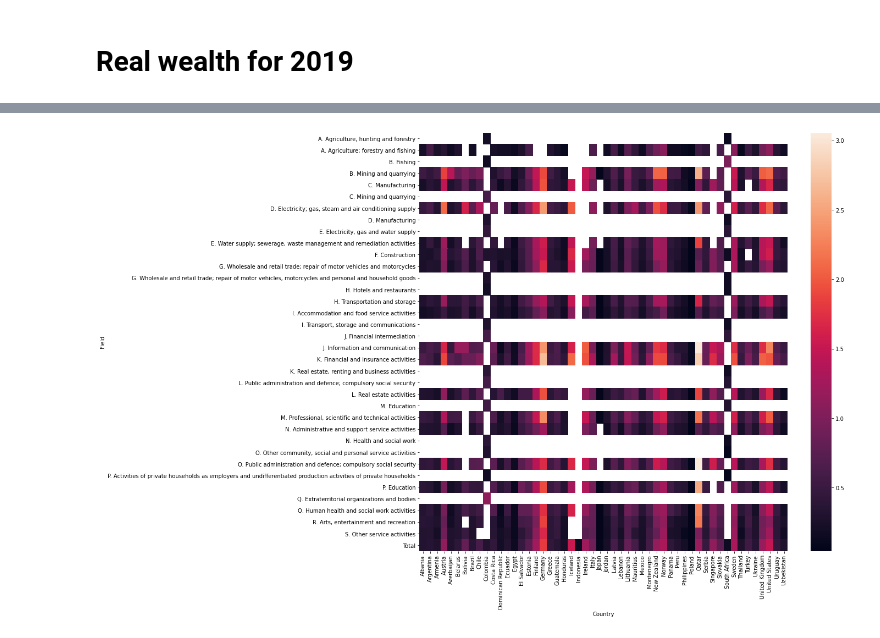
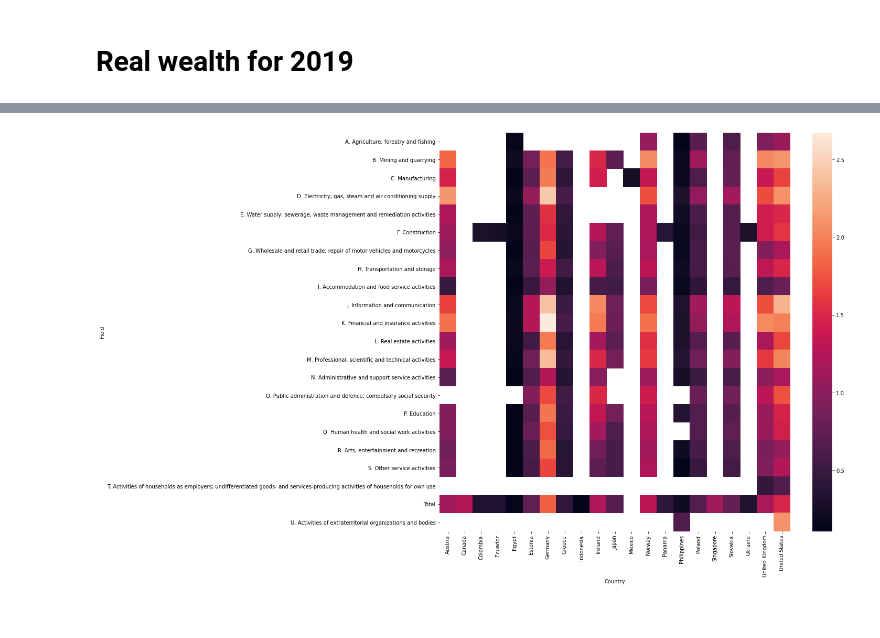
Before and after one commit to Vergenter/familyWealth, a Jupyter notebook: Heatmap.ipynb, the cells around one changed output, grey strips where cells are left out. Cells and saved outputs as stored; diff of their text form; code cells hidden in the pictures.

```diff
--- a/Heatmap.ipynb
+++ b/Heatmap.ipynb
@@ -29,8 +28,7 @@ plot = sns.heatmap(corr,
 # %% [markdown]
 # Real wealth
 # %%
-filename = 'dataset//wealth_factor/wealth.csv'
-df_real_wealth = read_csv(filename).dropna()
-df_real_wealth = df_real_wealth.filter(items=['Country', 'Field', 'Year', 'Wealth Factor'])
+filename = 'dataset//wealth_factor.csv'
+df_real_wealth = read_csv(filename,index_col=["Country","Field"])
 df_real_wealth.head()
 # %% [output]
@@ -81,6 +80,5 @@ plot = sns.heatmap(corr_real_wealth_total,
 # %% [markdown]
 # Real wealth for 2019
 # %%
-df_real_wealth_2019 = df_real_wealth[(df_real_wealth['Year'] == 2019)]
-df_real_wealth_2019.pop('Year')
-pass
+df_real_wealth_2019 = df_real_wealth["2019"].to_frame()
+df_real_wealth_2019.head()
@@ -96,8 +93,10 @@ df_real_wealth_2019.head()
 # %%
-df_real_wealth_2019 = df_real_wealth_2019[(df_real_wealth_2019['Country'] != 'Canada')]
-table = df_real_wealth_2019.pivot('Field', 'Country', 'Wealth Factor')
+table = df_real_wealth_2019.pivot_table(
+        values='2019',
+        index="Field",
+        columns='Country')
 
 fig, plot = plt.subplots(figsize = (15,14))
 plot = sns.heatmap(table)
 # %% [output]
-[figure, old version]
+[figure, new version]
```
Also changed, not shown: parts of 13 cells of this notebook.
